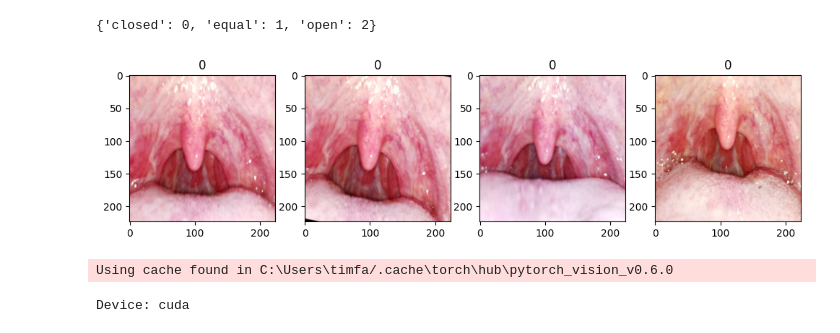
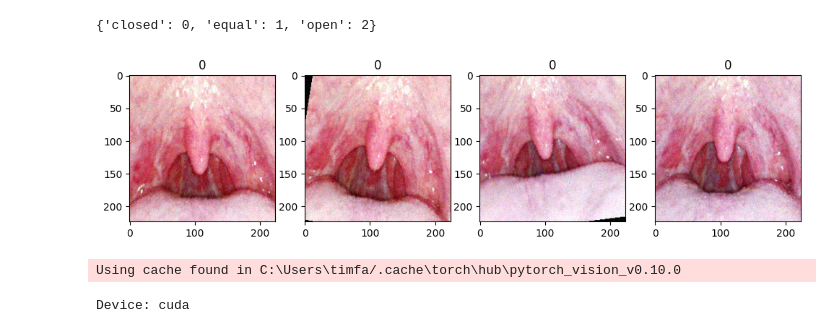
Before and after one commit to TimBerti/glottis-cv, a Jupyter notebook: notebooks/train.ipynb, the cells around one changed output. Cells and saved outputs as stored; diff of their text form; code cells hidden in the pictures.

```diff
--- a/notebooks/train.ipynb
+++ b/notebooks/train.ipynb
@@ -13,33 +13,48 @@ import os
 # %%
 data_dir = '../data/'
 train_dir = data_dir + 'images/train/'
 valid_dir = data_dir + 'images/valid/'
 
-transform = transforms.Compose([
-    transforms.RandomRotation(10),
-    transforms.Resize((256, 256)),
-    transforms.CenterCrop(224),
-    transforms.ToTensor(),
-    transforms.Normalize(mean=[0.485, 0.456, 0.406], std=[0.229, 0.224, 0.225]),
+class AddRandomNoise(v2.Transform):
+    def __init__(self, mean=0.0, std=0.1):
+        self.mean = mean
+        self.std = std
+
+    def __call__(self, img):
+        noise = torch.randn(img.size()) * self.std + self.mean
+        return img + noise
+
+    def __repr__(self):
+        return f'{self.__class__.__name__}(mean={self.mean}, std={self.std})'
+
+
+transform = v2.Compose([
+    v2.Resize((256, 256)),
+    v2.RandomRotation(10),
+    v2.RandomCrop(224),
+    v2.ToImage(),
+    v2.ToDtype(torch.float32, scale=True),
+    AddRandomNoise(mean=0.0, std=0.05),
+    v2.Normalize(mean=[0.485, 0.456, 0.406], std=[0.229, 0.224, 0.225]),
 ])
 
 train_set = ImageFolder(train_dir, transform=transform, target_transform=None)
 valid_set = ImageFolder(valid_dir, transform=transform, target_transform=None)
 
 print(train_set.class_to_idx)
 
 fig, ax = plt.subplots(figsize=(12,8), ncols=4)
 for i in range(4):
     image, label = train_set[i]
 
     # change dimensions to matplotlib order, denormalize and clip RGB values to [0,1]
     rgb_img = (image.permute(1, 2, 0).numpy() * np.array([0.229, 0.224, 0.225]) + np.array([0.485, 0.456, 0.406])).clip(0, 1)
 
     ax[i].imshow(rgb_img)
     ax[i].set_title(label)
 # %% [output]
 {'closed': 0, 'equal': 1, 'open': 2}
-[figure, old version]
+[figure, new version]
 # %%
 def train_one_epoch(model, train_loader, criterion, optimizer, device):
     running_loss = 0.0
@@ -102,8 +117,8 @@ def train(model, train_loader, valid_loader, criterion, optimizer, num_epochs, d
     # rename model to include hyperparameters
     os.rename('../models/checkpoint.pt', '../models/' + model_name)
 # %%
-model = torch.hub.load('pytorch/vision:v0.6.0', 'resnet50', weights='ResNet50_Weights.DEFAULT')
+model = torch.hub.load('pytorch/vision:v0.10.0', 'resnet18', weights='ResNet18_Weights.IMAGENET1K_V1')
 # %% [output]
-Using cache found in C:\Users\timfa/.cache\torch\hub\pytorch_vision_v0.6.0
+Using cache found in C:\Users\timfa/.cache\torch\hub\pytorch_vision_v0.10.0
 # %%
 batch_size = 32
```
Also changed, not shown: parts of 4 cells of this notebook, 3 other files.
